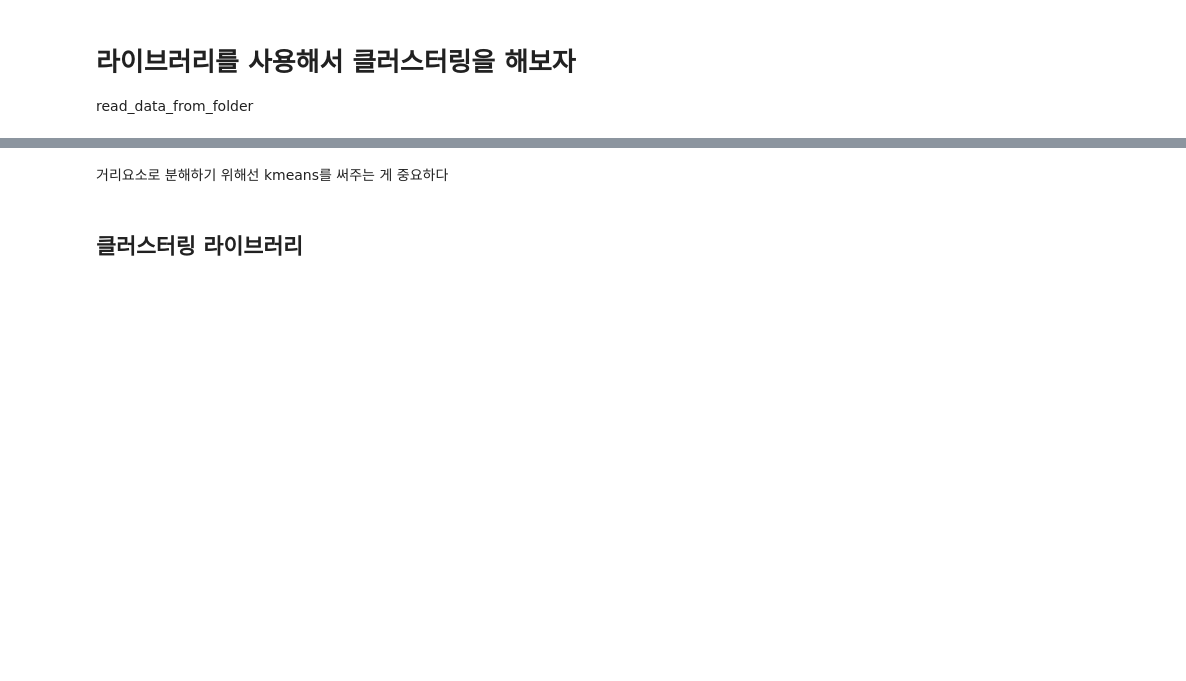
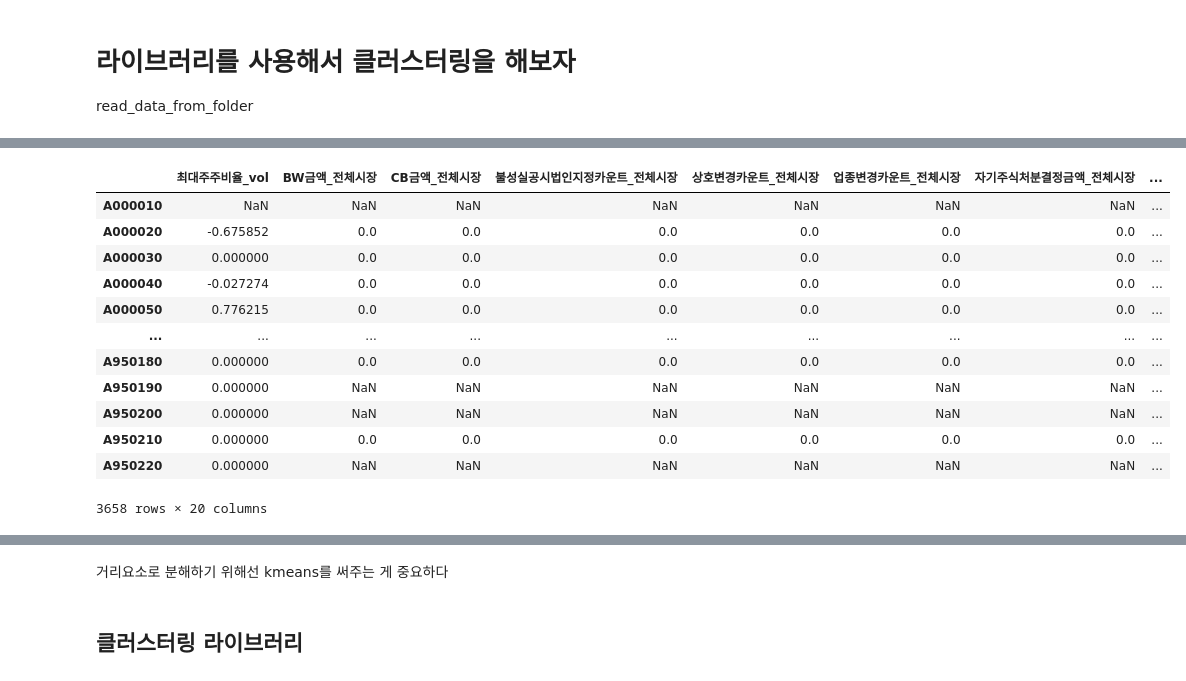
Before and after one commit to Je-Hyeon/KRX_project_2022, a Jupyter notebook: Do_clustering.ipynb, the cells around one changed output, grey strips where cells are left out. Cells and saved outputs as stored; diff of their text form; code cells hidden in the pictures; blank space fills up the shorter version.

```diff
--- a/Do_clustering.ipynb
+++ b/Do_clustering.ipynb
@@ -30,3 +46,19 @@ Index(['BW금액_전체시장', 'CB금액_전체시장', '불성실공시법인
+# %%
+tools.dict_data_calculate_vol(concat_data, "최대주주비율", return_original=True)["2012-01-01"]
+# %% [output]
+|  | 최대주주비율_vol | BW금액_전체시장 | CB금액_전체시장 | 불성실공시법인지정카운트_전체시장 | 상호변경카운트_전체시장 | 업종변경카운트_전체시장 | 자기주식처분결정금액_전체시장 | ... |
+| A000010 | NaN | NaN | NaN | NaN | NaN | NaN | NaN | ... |
+| A000020 | -0.675852 | 0.0 | 0.0 | 0.0 | 0.0 | 0.0 | 0.0 | ... |
+| A000030 | 0.000000 | 0.0 | 0.0 | 0.0 | 0.0 | 0.0 | 0.0 | ... |
+| A000040 | -0.027274 | 0.0 | 0.0 | 0.0 | 0.0 | 0.0 | 0.0 | ... |
+| A000050 | 0.776215 | 0.0 | 0.0 | 0.0 | 0.0 | 0.0 | 0.0 | ... |
+| ... | ... | ... | ... | ... | ... | ... | ... | ... |
+| A950180 | 0.000000 | 0.0 | 0.0 | 0.0 | 0.0 | 0.0 | 0.0 | ... |
+| A950190 | 0.000000 | NaN | NaN | NaN | NaN | NaN | NaN | ... |
+| A950200 | 0.000000 | NaN | NaN | NaN | NaN | NaN | NaN | ... |
+| A950210 | 0.000000 | 0.0 | 0.0 | 0.0 | 0.0 | 0.0 | 0.0 | ... |
+| A950220 | 0.000000 | NaN | NaN | NaN | NaN | NaN | NaN | ... |
+3658 rows × 20 columns
 # %%
 plus_data = tools.dict_data_plus(concat_data, plus_one="BW금액_전체시장",plus_two="CB금액_전체시장", return_origianl=False)
 
```
Also changed, not shown: parts of 22 cells of this notebook, 18 other files.
